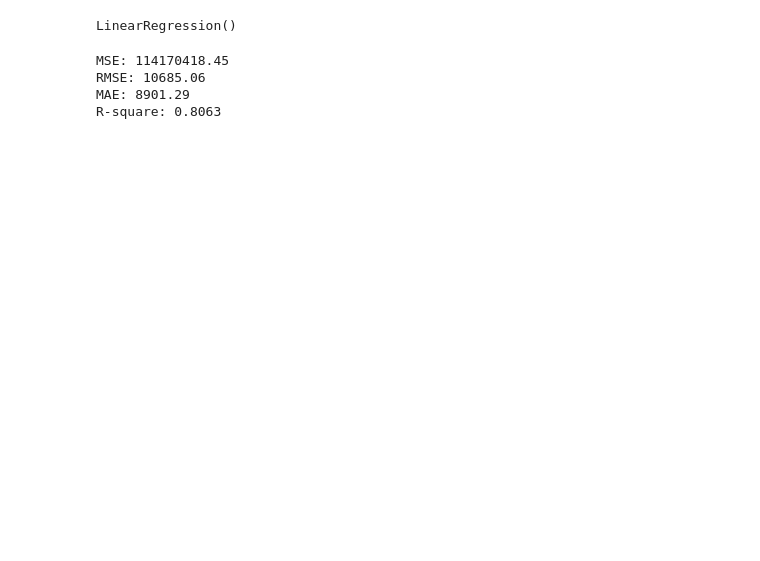
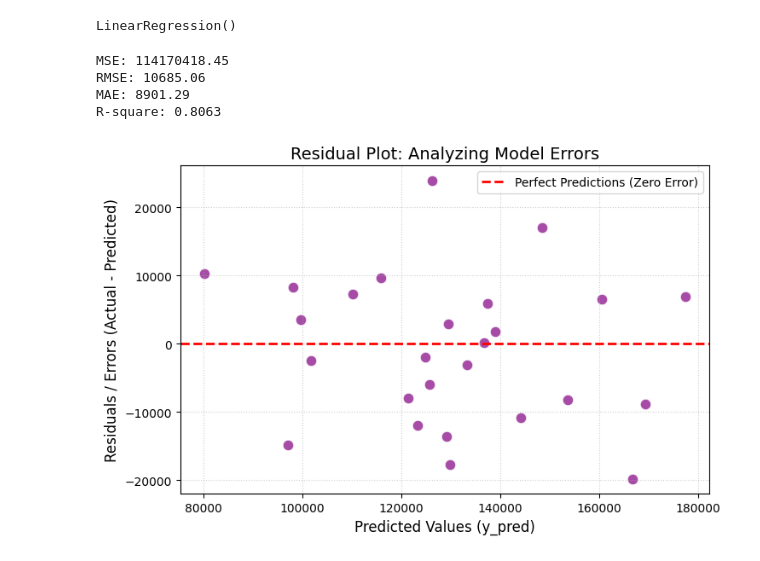
Before and after one commit to KoushikDas161/Linear-Regression, a Jupyter notebook: Lab_Linear_Regression.ipynb, the cells around one changed output. Cells and saved outputs as stored; diff of their text form; code cells hidden in the pictures; blank space fills up the shorter version.

```diff
--- a/Lab_Linear_Regression.ipynb
+++ b/Lab_Linear_Regression.ipynb
@@ -82,3 +82,24 @@ MSE: 114170418.45
 RMSE: 10685.06
 MAE: 8901.29
 R-square: 0.8063
+# %%
+import matplotlib.pyplot as plt
+import seaborn as sns
+
+# 1. Calculate the residuals (Actual values minus Predicted values)
+residuals = y_test - y_pred
+
+# 2. Create the Residual Plot
+plt.figure(figsize=(8, 5))
+plt.axhline(y=0, color='red', linestyle='--', linewidth=2, label='Perfect Predictions (Zero Error)')
+sns.scatterplot(x=y_pred, y=residuals, color='purple', s=80, alpha=0.7)
+
+# 3. Add labels and styling
+plt.title('Residual Plot: Analyzing Model Errors', fontsize=14)
+plt.xlabel('Predicted Values (y_pred)', fontsize=12)
+plt.ylabel('Residuals / Errors (Actual - Predicted)', fontsize=12)
+plt.legend()
+plt.grid(True, linestyle=':', alpha=0.6)
+plt.show()
+# %% [output]
+[figure, added]
```
Also changed, not shown: parts of 1 cell of this notebook.
